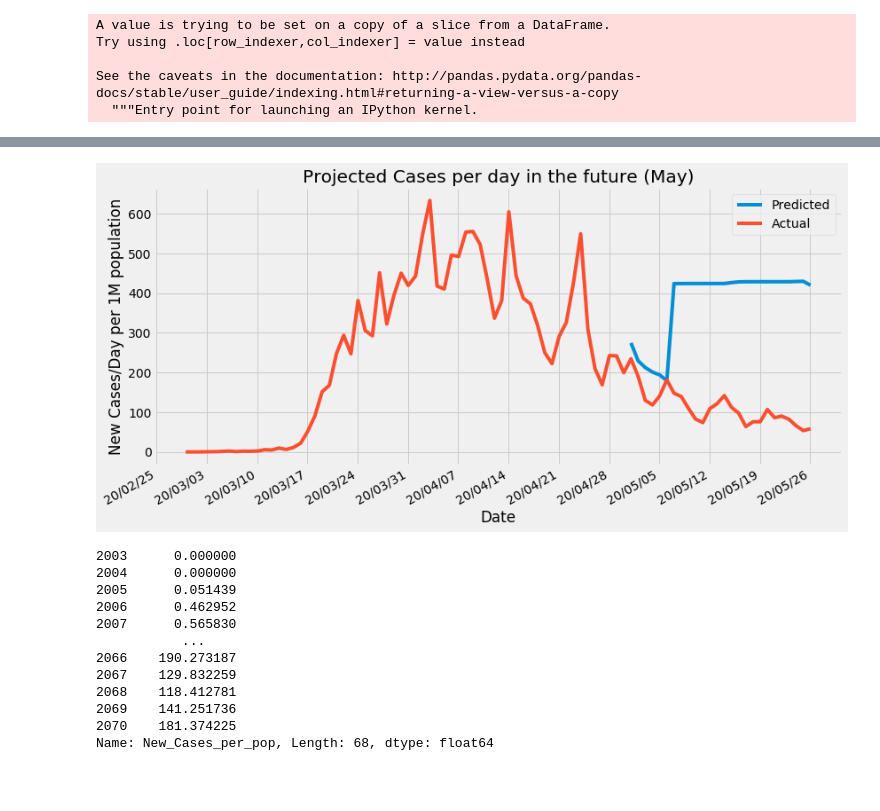
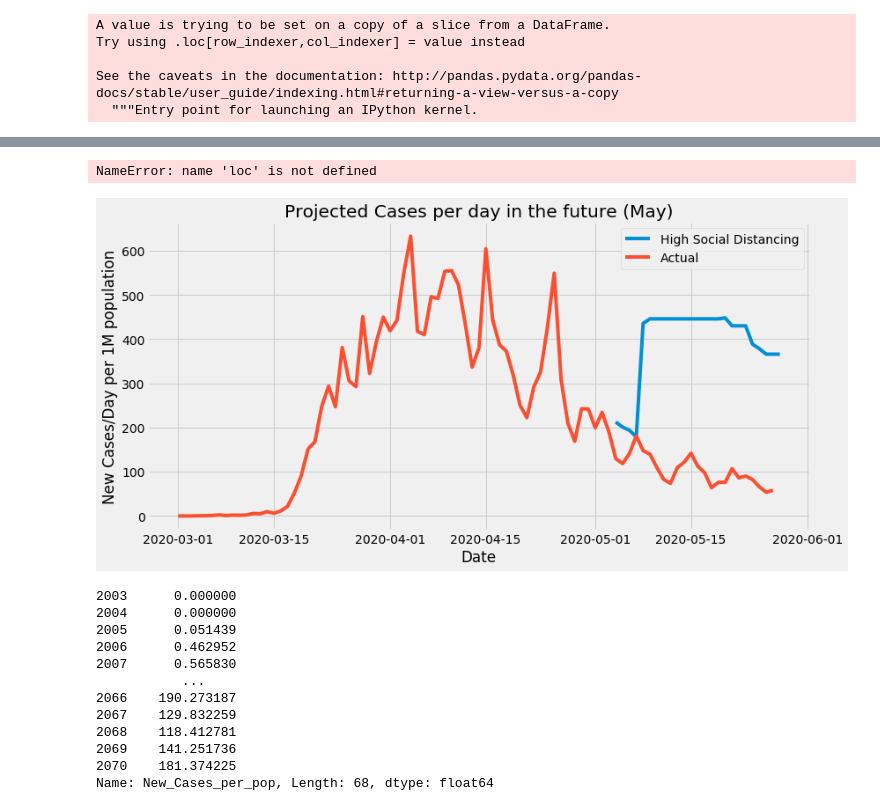
Before and after one commit to Jbudnick/Covid-19-Forecasting, a Jupyter notebook: notebooks/EDA.ipynb, the cells around one changed output, grey strips where cells are left out. Drawn from its saved outputs; the diff is of its cells as text; code cells hidden in the pictures; blank space fills up the shorter version.

```diff
--- a/notebooks/EDA.ipynb
+++ b/notebooks/EDA.ipynb
@@ -467,0 +567,12 @@ pred_df = generate_prediction_df('High', rf_model.X_test, rf_model.y_test, revis
+# %%
+Y_pred = pred_df.pop('Daily New Cases(t)')
+# %%
+n_rows = pred_df.shape[0]
+pred_df.fillna(0, inplace = True)
+row_start = 25
+col_start = 20
+new_preds = list(Y_pred.values)
+pred_df.iloc[row_start, col_start] = Y_pred.values[row_start - 1]
+for row in range(row_start, n_rows):
+    for col in range(col_start - 1, -1, -1):
+        pred_df.iloc[row, col] = pred_df.iloc[row -1, col + 1]
@@ -467,0 +604,3 @@ pred_df = generate_prediction_df('High', rf_model.X_test, rf_model.y_test, revis
+# %%
+predicted_df = fill_diagonals(pred_df,Y_pred.loc[:45], rf_model.model, n_interval = 21)[0].loc[42:, :]
+pred_y = fill_diagonals(pred_df,Y_pred.loc[:45], rf_model.model, n_interval = 21)[1][21:]
@@ -682,0 +863,3 @@ NameError: name 'actual_df' is not defined
+# %%
+NY_df['days_elapsed'] = NY_df['days_elapsed'].apply(convert_to_date)
+NY_df.rename(columns = {'days_elapsed': 'date'}, inplace = True)
@@ -683,30 +868,31 @@ NameError: name 'actual_df' is not defined
 # %%
 # prediction_ts_hi = generate_prediction_df('High', rf_model.X_test, rf_model.y_test, revised_df.columns)
 # prediction_ts_hi['moving_average(t+20)'] = rf_model.model.predict(prediction_ts_hi)
 
 # prediction_ts_md = generate_prediction_df('Medium', rf_model.X_test, rf_model.y_test, revised_df.columns)
 # prediction_ts_md['moving_average(t+20)'] = rf_model.model.predict(prediction_ts_md)
 fig, ax = plt.subplots(figsize = (12, 6))
-X_axis = new_pred_df['days_elapsed(t)'].apply(lambda x: x + 20).apply(convert_to_date).values
-ax.plot(X_axis, y_preds, label = 'Predicted')
+X_axis = predicted_df['days_elapsed(t)'].apply(convert_to_date).values
+ax.plot(X_axis, pred_y, label = 'High Social Distancing')
 # ax.plot(prediction_ts_hi['days_elapsed(t+20)'].apply(convert_to_date) ,prediction_ts_hi['moving_average(t+20)'], label = 'High Social Distance')
 # ax.plot(prediction_ts_md['days_elapsed(t+20)'].apply(convert_to_date) ,prediction_ts_md['moving_average(t+20)'], label = 'Medium Social Distance')
 # ax.plot(prediction_ts_lw['days_elapsed(t+20)'].apply(convert_to_date) ,prediction_ts_lw['moving_average(t+20)'], label = 'Low Social Distance')
 # ax.legend()
 
 ax.plot(NY_df['date'], NY_df['New_Cases_per_pop'], label = 'Actual')
 ax.set_title('Projected Cases per day in the future (May)')
 ax.set_xlabel('Date')
 ax.set_ylabel('New Cases/Day per 1M population')
 ax.legend()
 
 ax.xaxis.set_major_locator(loc)
 ax.xaxis.set_major_formatter(formatter)
 ax.xaxis.set_tick_params(rotation=30, labelsize=14)
 fig.autofmt_xdate()
 fig.tight_layout()
 # %% [output]
+NameError: name 'loc' is not defined
-[figure, old version]
+[figure, new version]
 # %%
 fig.savefig('images/predicted_vs_actual')
 # %%
```
Also changed, not shown: parts of 31 cells of this notebook, 5 other files.
